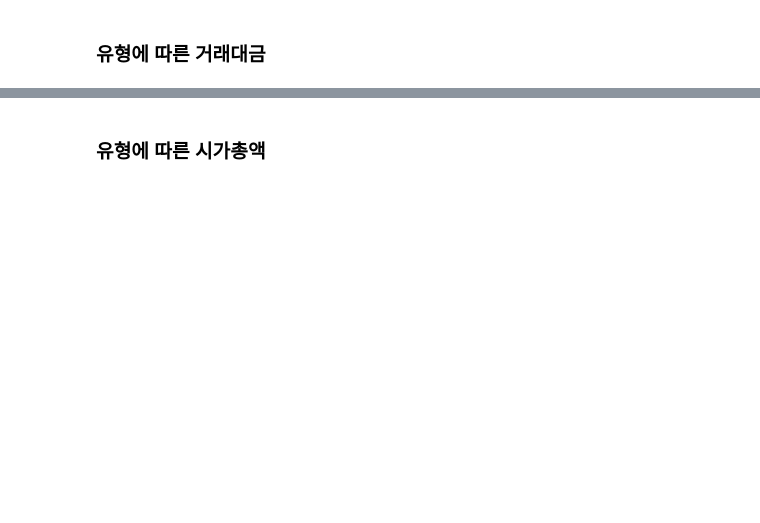
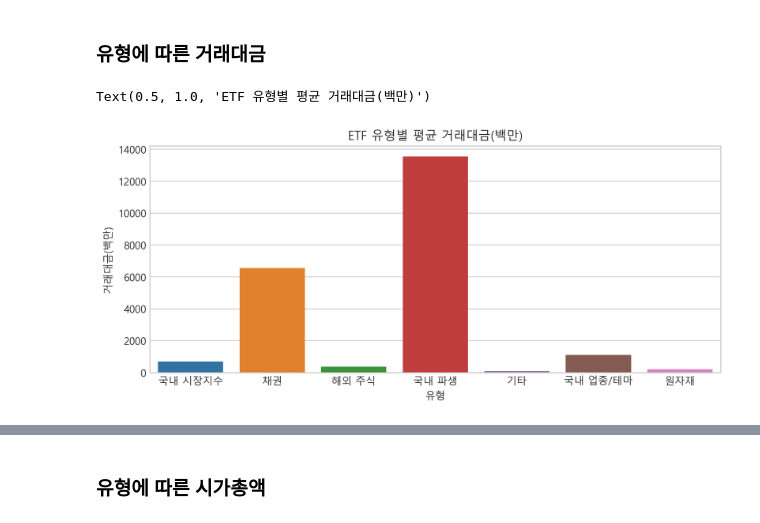
Before and after one commit to jamjamzo/finance-data-analysis, a Jupyter notebook: 4.3 ETF 분석과 시각화-input.ipynb, the cells around one changed output, grey strips where cells are left out. Cells and saved outputs as stored; diff of their text form; code cells hidden in the pictures; blank space fills up the shorter version.

```diff
--- a/4.3 ETF 분석과 시각화-input.ipynb
+++ b/4.3 ETF 분석과 시각화-input.ipynb
@@ -805,3 +819,10 @@ df[df['브랜드'].isin(["마이티", "마이다스", "파워"])].groupby("브
 # %% [markdown]
 ### 유형에 따른 거래대금
+# %%
+# 위 그래프의 유형에 따른 평균 거래대금(백만)을 barplot 으로 그립니다.
+plt.figure(figsize=(10,4))
+sns.barplot(data=df, x='유형', y='거래대금(백만)', errorbar=None).set_title("ETF 유형별 평균 거래대금(백만)")
+# %% [output]
+Text(0.5, 1.0, 'ETF 유형별 평균 거래대금(백만)')
+[figure, added]
 # %%
```
Also changed, not shown: parts of 12 cells of this notebook.
